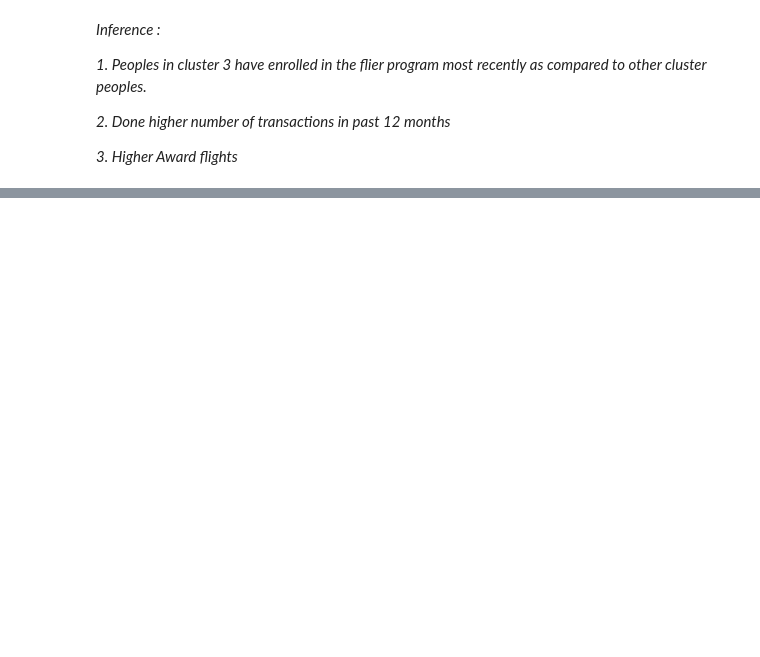
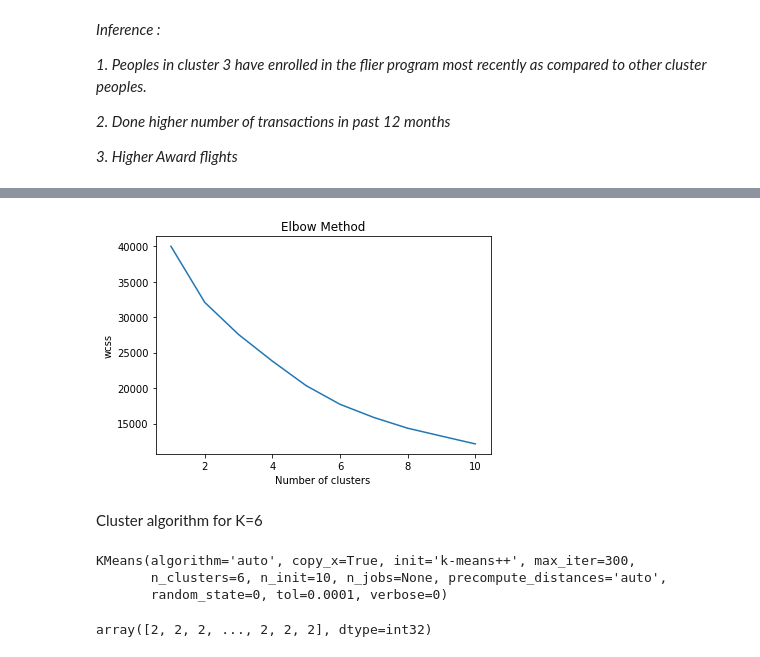
Before and after one commit to RiteshopShrivastava/Python, a Jupyter notebook: Assignment_Clustering_Airlines.ipynb, the cells around one changed output, grey strips where cells are left out. Saved outputs shown, nothing was run; the diff lists cells and outputs as text; code cells hidden in the pictures; blank space fills up the shorter version.

```diff
--- a/Assignment_Clustering_Airlines.ipynb
+++ b/Assignment_Clustering_Airlines.ipynb
@@ -189,0 +195,3 @@ airlines.groupby('Clust').mean()
+# %%
+airline = pd.read_excel('/content/EastWestAirlines.xlsx')
+airline.head()
@@ -189,0 +205,4 @@ airlines.groupby('Clust').mean()
+# %%
+scale = StandardScaler()
+airline_scale = scale.fit_transform(airline.iloc[:,1:11])
+airline_scale
@@ -189,0 +223,27 @@ airlines.groupby('Clust').mean()
+# %%
+wcss = []
+for i in range(1,11):
+  kmeans = KMeans(n_clusters=i,random_state=0)
+  kmeans.fit(airline_scale)
+  wcss.append(kmeans.inertia_)
+#plt.figure(figsize=(10,5))
+plt.plot(range(1,11), wcss)
+plt.title('Elbow Method')
+plt.xlabel('Number of clusters')
+plt.ylabel('wcss')
+plt.show()
+# %% [output]
+[figure, added]
+# %% [markdown]
+Cluster algorithm for K=6
+# %%
+cluster_6 = KMeans(n_clusters=6,random_state=0)
+cluster_6.fit(airline_scale)
+# %% [output]
+KMeans(algorithm='auto', copy_x=True, init='k-means++', max_iter=300,
+       n_clusters=6, n_init=10, n_jobs=None, precompute_distances='auto',
+       random_state=0, tol=0.0001, verbose=0)
+# %%
+cluster_6.labels_
+# %% [output]
+array([2, 2, 2, ..., 2, 2, 2], dtype=int32)
```
Also changed, not shown: parts of 7 cells of this notebook.
